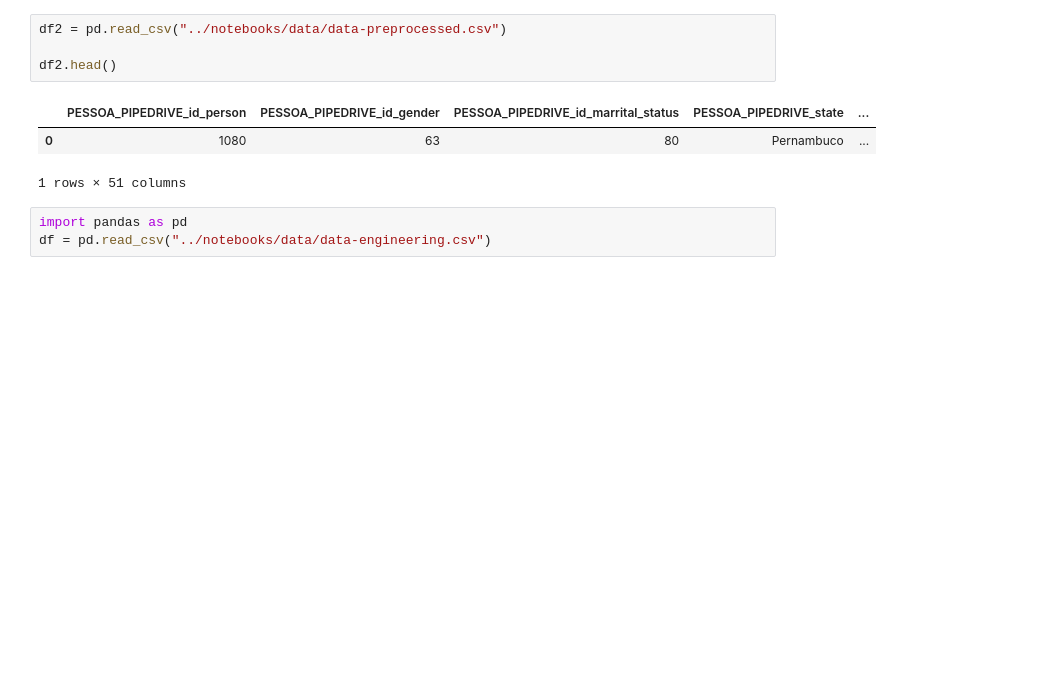
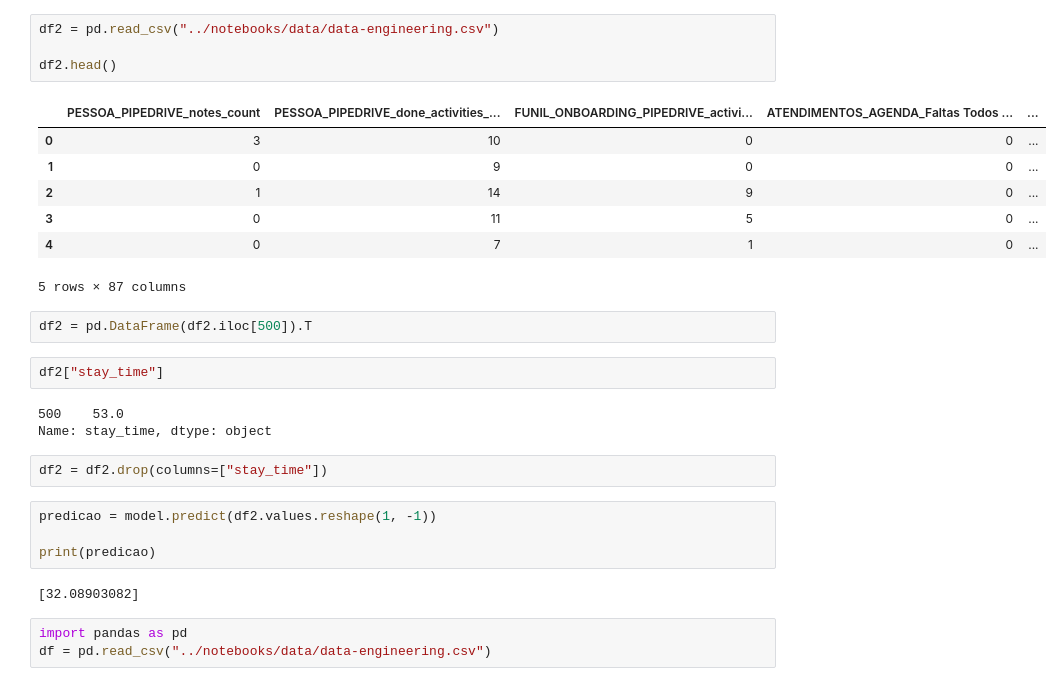
Before and after one commit to alessitomas/streamlit-deploy, a Jupyter notebook: src/scripts/teste.ipynb, the cells around one changed output. Saved outputs shown, nothing was run; the diff lists cells and outputs as text; blank space fills up the shorter version.

```diff
--- a/src/scripts/teste.ipynb
+++ b/src/scripts/teste.ipynb
@@ -535,11 +499,30 @@ dataframe.to_csv('../notebooks/data/data-engineering.csv', index=False)
 # %%
-df2 = pd.read_csv("../notebooks/data/data-preprocessed.csv")
+df2 = pd.read_csv("../notebooks/data/data-engineering.csv")
 
 df2.head()
 # %% [output]
-|  | PESSOA_PIPEDRIVE_id_person | PESSOA_PIPEDRIVE_id_gender | PESSOA_PIPEDRIVE_id_marrital_status | PESSOA_PIPEDRIVE_state | ... |
-| 0 | 1080 | 63 | 80 | Pernambuco | ... |
+|  | PESSOA_PIPEDRIVE_notes_count | PESSOA_PIPEDRIVE_done_activities_... | FUNIL_ONBOARDING_PIPEDRIVE_activi... | ATENDIMENTOS_AGENDA_Faltas Todos ... | ... |
+| 0 | 3 | 10 | 0 | 0 | ... |
+| 1 | 0 | 9 | 0 | 0 | ... |
+| 2 | 1 | 14 | 9 | 0 | ... |
+| 3 | 0 | 11 | 5 | 0 | ... |
+| 4 | 0 | 7 | 1 | 0 | ... |
-1 rows × 51 columns
+5 rows × 87 columns
+# %%
+df2 = pd.DataFrame(df2.iloc[500]).T
+# %%
+df2["stay_time"]
+# %% [output]
+500    53.0
+Name: stay_time, dtype: object
+# %%
+df2 = df2.drop(columns=["stay_time"])
+# %%
+predicao = model.predict(df2.values.reshape(1, -1))
+
+print(predicao)
+# %% [output]
+[32.08903082]
 # %%
 import pandas as pd
 df = pd.read_csv("../notebooks/data/data-engineering.csv")
```
Also changed, not shown: parts of 22 cells of this notebook, 8 other files.
